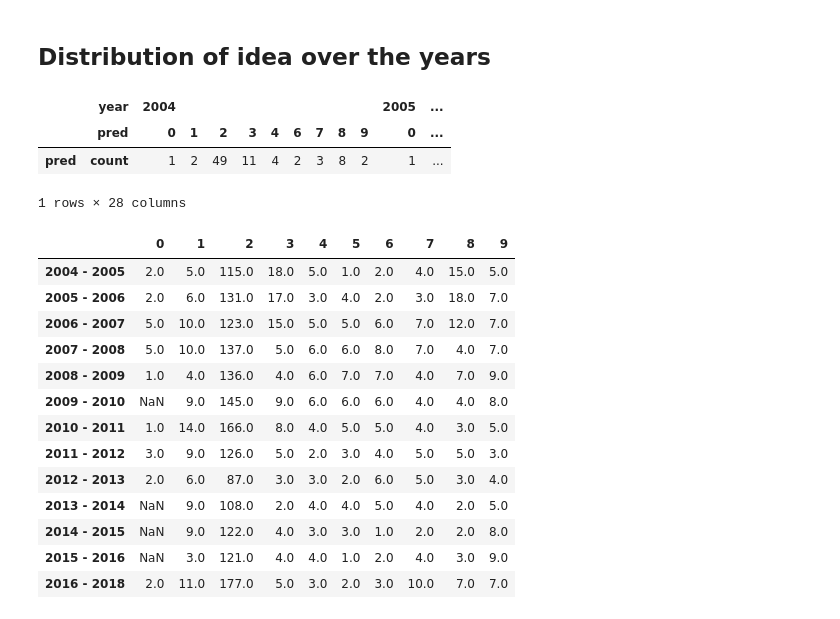
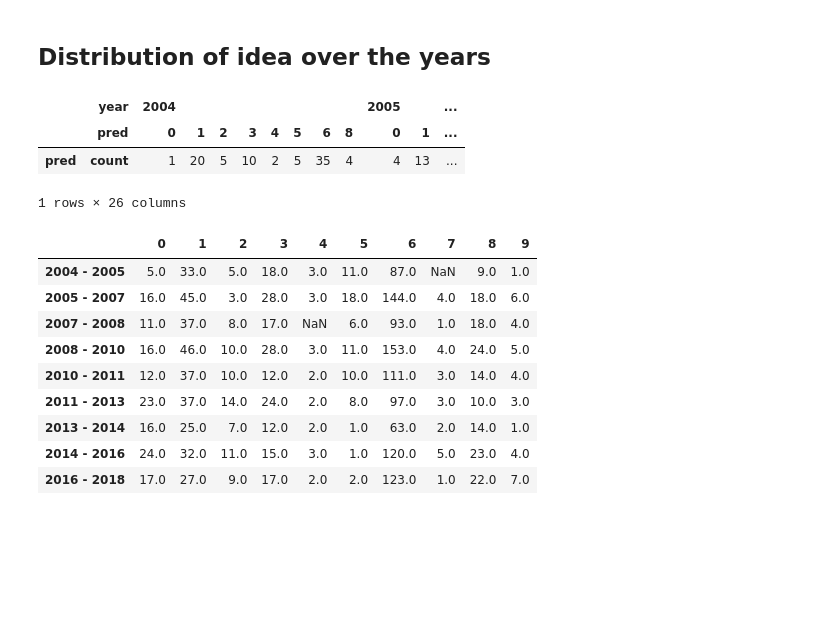
Before and after one commit to pchampio/EGC-2020, a Jupyter notebook: summary.ipynb, the cells around one changed output. Drawn from its saved outputs; the diff is of its cells as text; code cells hidden in the pictures; blank space fills up the shorter version.

```diff
--- a/summary.ipynb
+++ b/summary.ipynb
@@ -129,7 +129,8 @@ import gensim
 
 # Custom Stop words
 custom_stop_words = ['algorithme', 'étude', 'méthode', 'approche', 'nouvelle', 'algorithme', 'automatique', 'système'
-                    'source', 'exemple', 'concevoir', 'ensuite', 'définir', 'effectuer', 'donnée']
+                    'source', 'exemple', 'concevoir', 'ensuite', 'définir', 'effectuer', 'donnée', 'permettre', "ainsi", "entre",
+                    'souvent', 'utiliser', 'variable', 'technique', 'masse']
 df_all_lem = df_all_lem.apply(lambda word_list: [word for word in word_list if word not in custom_stop_words])
 # %% [markdown]
 ## Create the Dictionary and Corpus needed for Topic Modeling
@@ -193,7 +211,13 @@ for doc in corpus_tfidf:
 # %% [markdown]
 ## Building the Topic Model
 # %%
-lda_model = gensim.models.LdaMulticore(bow_corpus, num_topics=200, id2word=id2word, passes=2,  workers=4)
+USE_TF_IDF = True
+
+corpus_for_lda = bow_corpus
+if USE_TF_IDF:
+    corpus_for_lda = corpus_tfidf
+
+lda_model = gensim.models.LdaMulticore(corpus_tfidf, num_topics=200, id2word=id2word, passes=2,  workers=4)
 # %%
 for idx, topic in lda_model.print_topics(-1)[:5]:
     print('\nTopic: {} \nWords: {}'.format(idx, topic))
@@ -270,7 +294,7 @@ def compute_coherence_values(dictionary, corpus, texts, limit, start=2, step=3):
 # %%
 if False:
     # Can take a long time to run.
-    limit=400; start=50; step=50;
+    limit=900; start=50; step=20;
     model_list, coherence_values = compute_coherence_values(
         dictionary=id2word,
         corpus=bow_corpus,
@@ -432,5 +406,8 @@ Silhouette Coefficient: 0.05894269986652256
 # %% [markdown]
 ## Distribution of idea over the years
+# %%
+# Year sampling, (-> ['2004 to 2006', '2007 to 2009', .. ])
+NUM_OF_SEP = 10 # number of partition
 # %%
 # Group the year, while keeping the prediction dissimilarity AND count the number of article for onw prediction
 A = df.groupby(['year', 'pred']).agg({'pred': ['count']})
@@ -440,58 +417,51 @@ display(A.query('year <= 2006').T)
 
 df_label_count_sampled_year = pd.DataFrame(index=[x for x in range(n_clusters)])
 
-# Year sampling, (-> ['2004 to 2006', '2007 to 2009', .. ])
-num_of_sep = 14 # number of partition
-
 start = pd.Timestamp('2004')
 end = pd.Timestamp('2018')
-ye_sampling = np.linspace(start.value, end.value, num_of_sep)
+ye_sampling = np.linspace(start.value, end.value, NUM_OF_SEP)
 ye_sampling = pd.to_datetime(ye_sampling).year
 
 # For each year's partitions
 for start, end in zip(ye_sampling[:-1], ye_sampling[1:]):
 
     # query the current partition into the df
     _splited_df = A.query('year >= '+ str(start) + ' & year < ' + str(end+1))
 
     # label conter for each year of the partition
     from collections import defaultdict
     class_count = {}
     class_count = defaultdict(lambda:0, class_count)
 
     for ((year, label_id, a), count_obj) in _splited_df.stack().iterrows():
         class_count[label_id] += count_obj[0]
         # VERBOSE
         # print("Year {} has a label {:3} documents related to the label id: {:3}".format(year, count_obj[0], label_id ))
 
     # total of document for each label of the current partition
     class_count = dict(class_count)
     # VERBOSE
     # display(class_count)
 
     df_label_count_sampled_year["{} - {}".format(start, end)] = pd.Series(class_count)
 
 df_label_count_sampled_year = df_label_count_sampled_year.T
 display(df_label_count_sampled_year)
 # %% [output]
-|  | year | 2004 |  |  |  |  |  |  |  |  | 2005 | ... |
-|  | pred | 0 | 1 | 2 | 3 | 4 | 6 | 7 | 8 | 9 | 0 | ... |
-| pred | count | 1 | 2 | 49 | 11 | 4 | 2 | 3 | 8 | 2 | 1 | ... |
+|  | year | 2004 |  |  |  |  |  |  |  | 2005 |  | ... |
+|  | pred | 0 | 1 | 2 | 3 | 4 | 5 | 6 | 8 | 0 | 1 | ... |
+| pred | count | 1 | 20 | 5 | 10 | 2 | 5 | 35 | 4 | 4 | 13 | ... |
-1 rows × 28 columns
+1 rows × 26 columns
 |  | 0 | 1 | 2 | 3 | 4 | 5 | 6 | 7 | 8 | 9 |
-| 2004 - 2005 | 2.0 | 5.0 | 115.0 | 18.0 | 5.0 | 1.0 | 2.0 | 4.0 | 15.0 | 5.0 |
-| 2005 - 2006 | 2.0 | 6.0 | 131.0 | 17.0 | 3.0 | 4.0 | 2.0 | 3.0 | 18.0 | 7.0 |
-| 2006 - 2007 | 5.0 | 10.0 | 123.0 | 15.0 | 5.0 | 5.0 | 6.0 | 7.0 | 12.0 | 7.0 |
-| 2007 - 2008 | 5.0 | 10.0 | 137.0 | 5.0 | 6.0 | 6.0 | 8.0 | 7.0 | 4.0 | 7.0 |
-| 2008 - 2009 | 1.0 | 4.0 | 136.0 | 4.0 | 6.0 | 7.0 | 7.0 | 4.0 | 7.0 | 9.0 |
-| 2009 - 2010 | NaN | 9.0 | 145.0 | 9.0 | 6.0 | 6.0 | 6.0 | 4.0 | 4.0 | 8.0 |
-| 2010 - 2011 | 1.0 | 14.0 | 166.0 | 8.0 | 4.0 | 5.0 | 5.0 | 4.0 | 3.0 | 5.0 |
-| 2011 - 2012 | 3.0 | 9.0 | 126.0 | 5.0 | 2.0 | 3.0 | 4.0 | 5.0 | 5.0 | 3.0 |
-| 2012 - 2013 | 2.0 | 6.0 | 87.0 | 3.0 | 3.0 | 2.0 | 6.0 | 5.0 | 3.0 | 4.0 |
-| 2013 - 2014 | NaN | 9.0 | 108.0 | 2.0 | 4.0 | 4.0 | 5.0 | 4.0 | 2.0 | 5.0 |
-| 2014 - 2015 | NaN | 9.0 | 122.0 | 4.0 | 3.0 | 3.0 | 1.0 | 2.0 | 2.0 | 8.0 |
-| 2015 - 2016 | NaN | 3.0 | 121.0 | 4.0 | 4.0 | 1.0 | 2.0 | 4.0 | 3.0 | 9.0 |
-| 2016 - 2018 | 2.0 | 11.0 | 177.0 | 5.0 | 3.0 | 2.0 | 3.0 | 10.0 | 7.0 | 7.0 |
+| 2004 - 2005 | 5.0 | 33.0 | 5.0 | 18.0 | 3.0 | 11.0 | 87.0 | NaN | 9.0 | 1.0 |
+| 2005 - 2007 | 16.0 | 45.0 | 3.0 | 28.0 | 3.0 | 18.0 | 144.0 | 4.0 | 18.0 | 6.0 |
+| 2007 - 2008 | 11.0 | 37.0 | 8.0 | 17.0 | NaN | 6.0 | 93.0 | 1.0 | 18.0 | 4.0 |
+| 2008 - 2010 | 16.0 | 46.0 | 10.0 | 28.0 | 3.0 | 11.0 | 153.0 | 4.0 | 24.0 | 5.0 |
+| 2010 - 2011 | 12.0 | 37.0 | 10.0 | 12.0 | 2.0 | 10.0 | 111.0 | 3.0 | 14.0 | 4.0 |
+| 2011 - 2013 | 23.0 | 37.0 | 14.0 | 24.0 | 2.0 | 8.0 | 97.0 | 3.0 | 10.0 | 3.0 |
+| 2013 - 2014 | 16.0 | 25.0 | 7.0 | 12.0 | 2.0 | 1.0 | 63.0 | 2.0 | 14.0 | 1.0 |
+| 2014 - 2016 | 24.0 | 32.0 | 11.0 | 15.0 | 3.0 | 1.0 | 120.0 | 5.0 | 23.0 | 4.0 |
+| 2016 - 2018 | 17.0 | 27.0 | 9.0 | 17.0 | 2.0 | 2.0 | 123.0 | 1.0 | 22.0 | 7.0 |
 # %%
 from matplotlib.ticker import FuncFormatter
 
```
Also changed, not shown: parts of 15 cells of this notebook, 1 other file.
